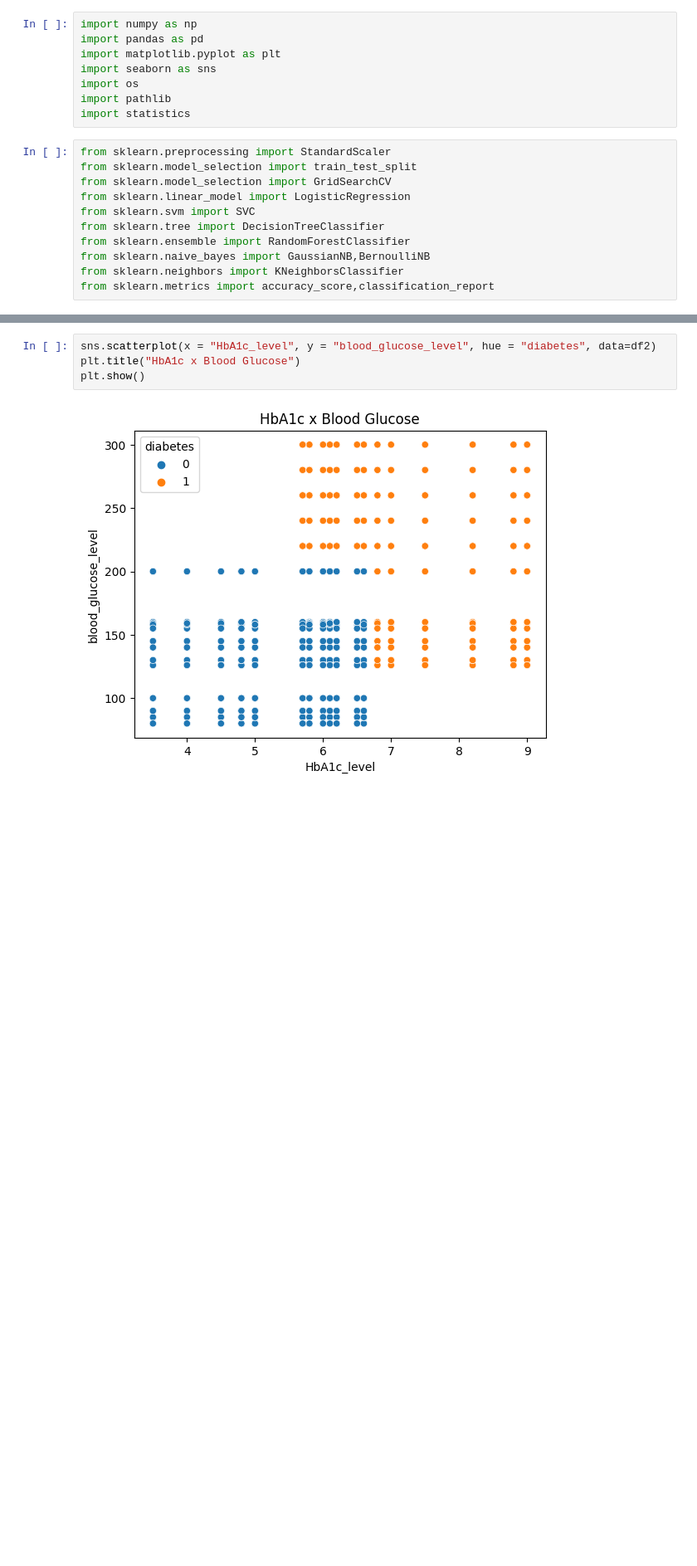
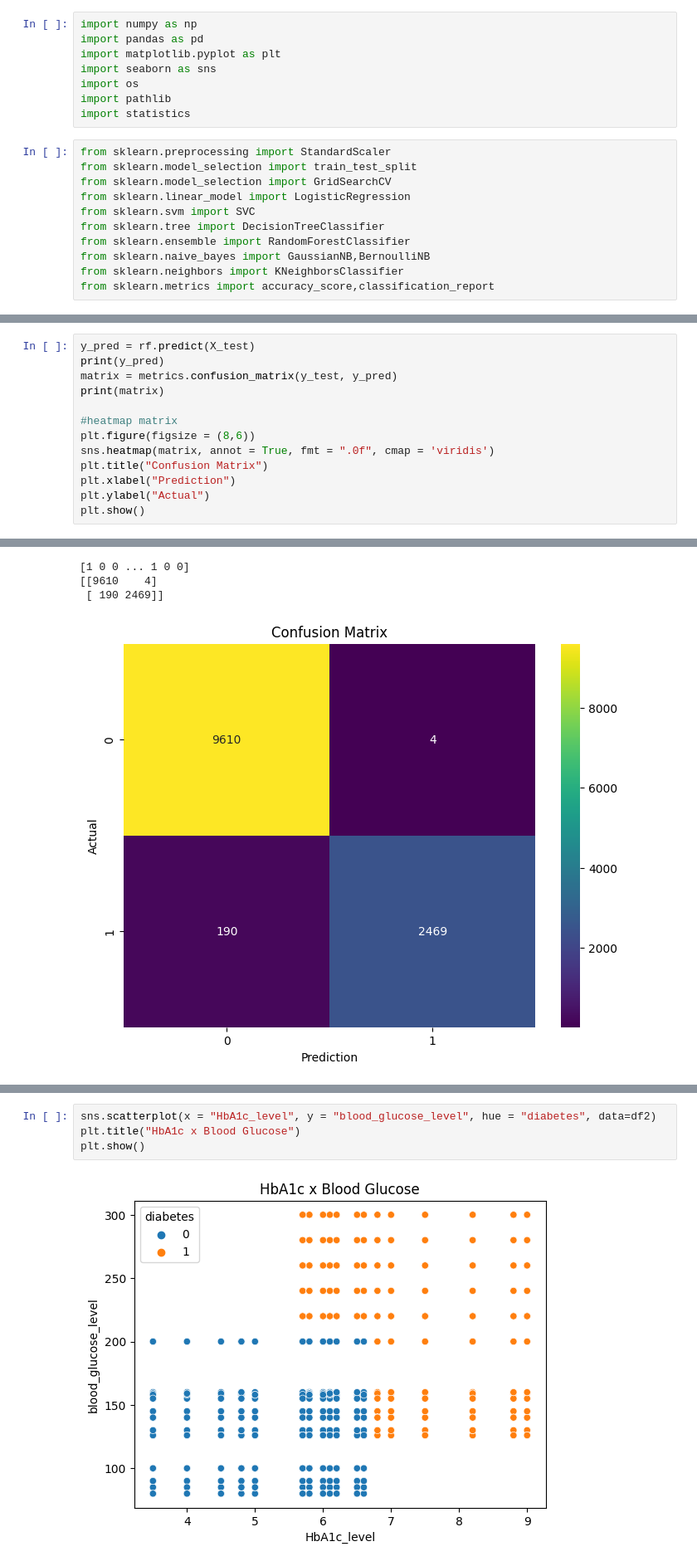
Before and after one commit to Gary-ChenJL/4440_proj, a Jupyter notebook: proj.ipynb, the cells around one changed output, grey strips where cells are left out. Shown at 83% size. Drawn from its saved outputs; the diff is of its cells as text; blank space fills up the shorter version.

```diff
--- a/proj.ipynb
+++ b/proj.ipynb
@@ -30,0 +243,14 @@ combined = pd.read_csv(temp3)
+# %%
+y_pred = rf.predict(X_test)
+print(y_pred)
+matrix = metrics.confusion_matrix(y_test, y_pred)
+print(matrix)
+
+#heatmap matrix
+plt.figure(figsize = (8,6))
+sns.heatmap(matrix, annot = True, fmt = ".0f", cmap = 'viridis')
+plt.title("Confusion Matrix")
+plt.xlabel("Prediction")
+plt.ylabel("Actual")
+plt.show()
+# %% [output]
@@ -30,0 +259,4 @@ combined = pd.read_csv(temp3)
+[1 0 0 ... 1 0 0]
+[[9610    4]
+ [ 190 2469]]
+[figure, added]
```
Also changed, not shown: parts of 47 cells of this notebook.
